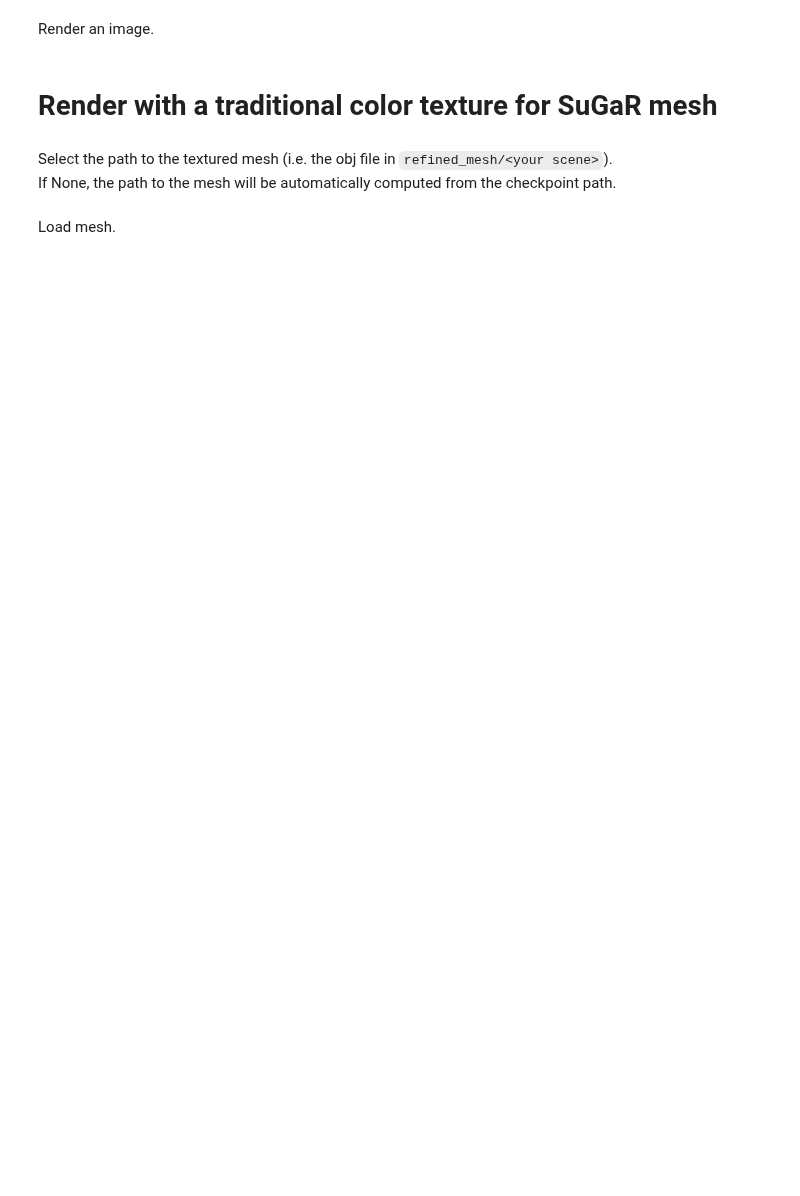
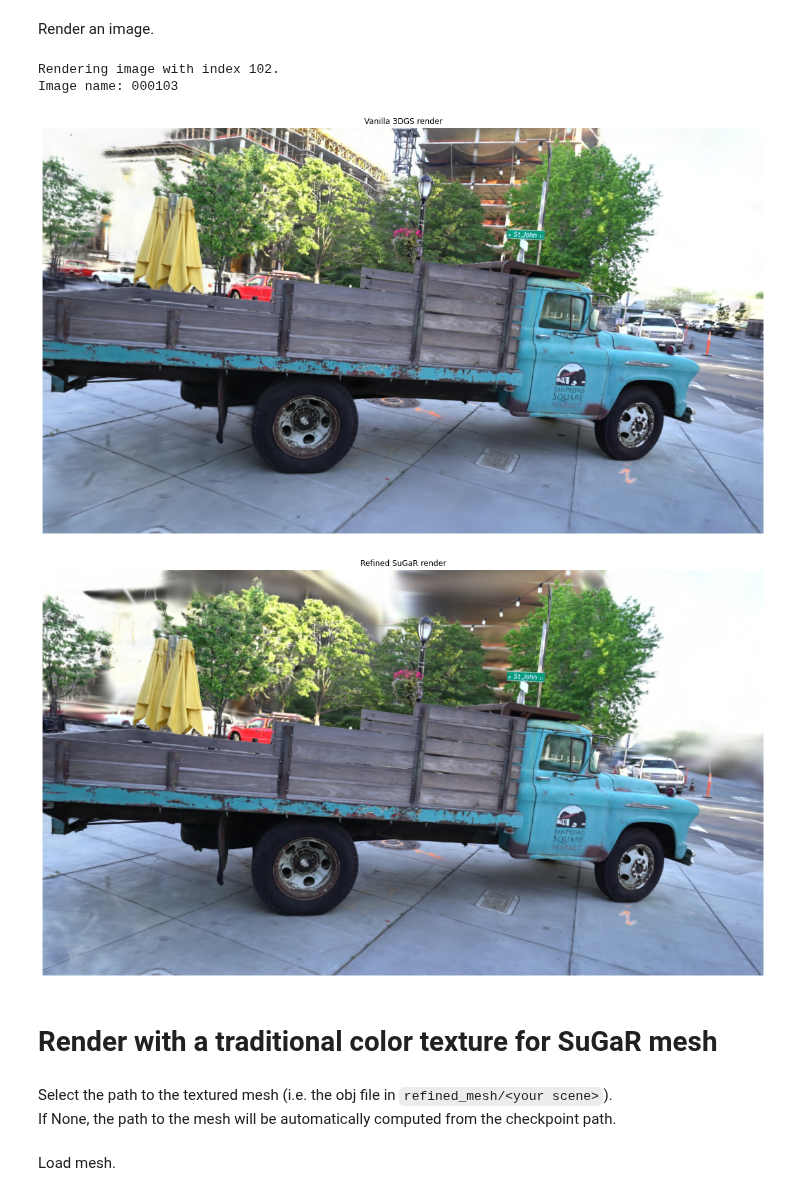
Before and after one commit to shaoyoubo/Supervised_Sugar, a Jupyter notebook: view_sugar_results.ipynb, the cells around one changed output. Cells and saved outputs as stored; diff of their text form; code cells hidden in the pictures; blank space fills up the shorter version.

```diff
--- a/view_sugar_results.ipynb
+++ b/view_sugar_results.ipynb
@@ -47,12 +52,12 @@ use_custom_bbox = False
 Choose a data directory (the directory that contains the images subdirectory).
 # %%
 # Example
-source_path = './data/nerfstudio/qant03/'
+source_path = './dataset/undistorted/'
 # %% [markdown]
 Choose a corresponding vanilla Gaussian Splatting checkpoint directory.
 # %%
 # Example
-gs_checkpoint_path = './gaussian_splatting/output/7bdae844-6/'
+gs_checkpoint_path = './output/vanilla_gs/undistorted/'
 # %% [markdown]
 Load data and 3DGS checkpoint.
 # %%
@@ -80,7 +91,7 @@ print(len(nerfmodel.gaussians._xyz) / 1e6, "M gaussians detected.")
 Choose a corresponding refined SuGaR checkpoint directory (located in `refined/<your scene>`)
 # %%
 # Example
-refined_sugar_folder = "./output/refined/qant03/sugarfine_3Dgs7000_densityestim02_sdfnorm02_level03_decim1000000_normalconsistency01_gaussperface1/"
+refined_sugar_folder = "./output/refined/undistorted/sugarfine_3Dgs7000_densityestim02_sdfnorm02_level03_decim1000000_normalconsistency01_gaussperface1/"
 # %% [markdown]
 Choose a refinement iteration to load.
 # %%
@@ -96,7 +114,7 @@ refined_sugar = load_refined_model(refined_sugar_path, nerfmodel)
 Render an image.
 # %%
 onsamerow = True
-also_render_vanilla_3dgs = False
+also_render_vanilla_3dgs = True
 
 # -----Camera to render-----
 cameras_to_use = nerfmodel.training_cameras
@@ -122,33 +140,38 @@ else:
 
 with torch.no_grad():
     if also_render_vanilla_3dgs:
         gs_image = nerfmodel.render_image(
             nerf_cameras=cameras_to_use,
             camera_indices=cam_idx).clamp(min=0, max=1)
 
     sugar_image = refined_sugar.render_image_gaussian_rasterizer(
         nerf_cameras=cameras_to_use,
         camera_indices=cam_idx,
         # bg_color=1. * torch.Tensor([1.0, 1.0, 1.0]).to(rc_fine.device),
         sh_deg=nerfmodel.gaussians.active_sh_degree,
         compute_color_in_rasterizer=True,
     ).nan_to_num().clamp(min=0, max=1)
 
 # Change this to adjust the size of the plot
 plot_ratio = 2. # 0.7, 1.5, 5
 
 if also_render_vanilla_3dgs:
     plt.figure(figsize=(10 * plot_ratio, 10 * plot_ratio))
     plt.axis("off")
     plt.title("Vanilla 3DGS render")
     plt.imshow(gs_image.cpu().numpy())
     plt.show()
 plt.figure(figsize=(10 * plot_ratio, 10 * plot_ratio))
 plt.axis("off")
 plt.title("Refined SuGaR render")
 plt.imshow(sugar_image.cpu().numpy())
 plt.show()
 torch.cuda.empty_cache()
+# %% [output]
+Rendering image with index 102.
+Image name: 000103
+[figure, added]
+[figure, added]
 # %% [markdown]
 # Render with a traditional color texture for SuGaR mesh
 # %% [markdown]
```
Also changed, not shown: parts of 4 cells of this notebook, 18 other files.
